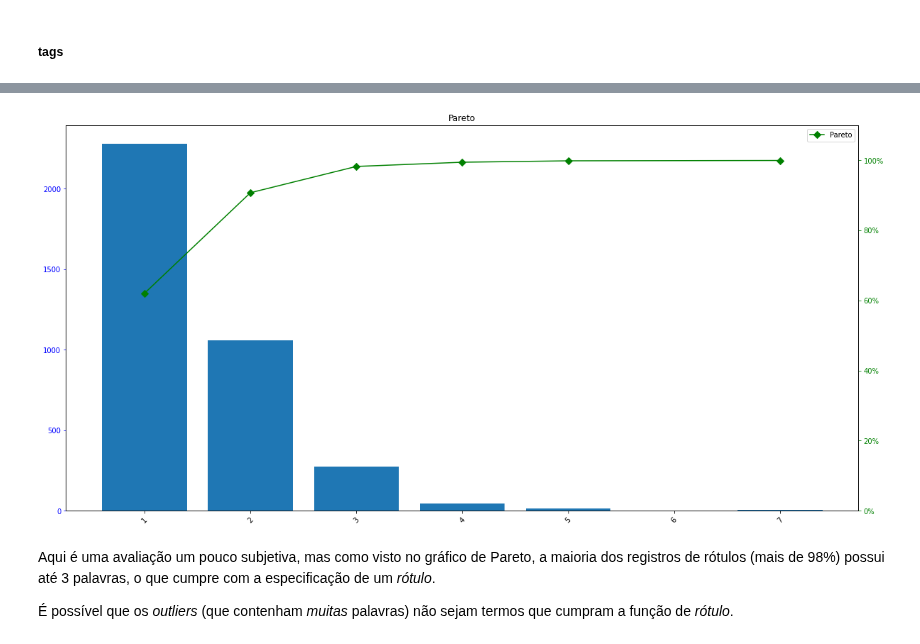
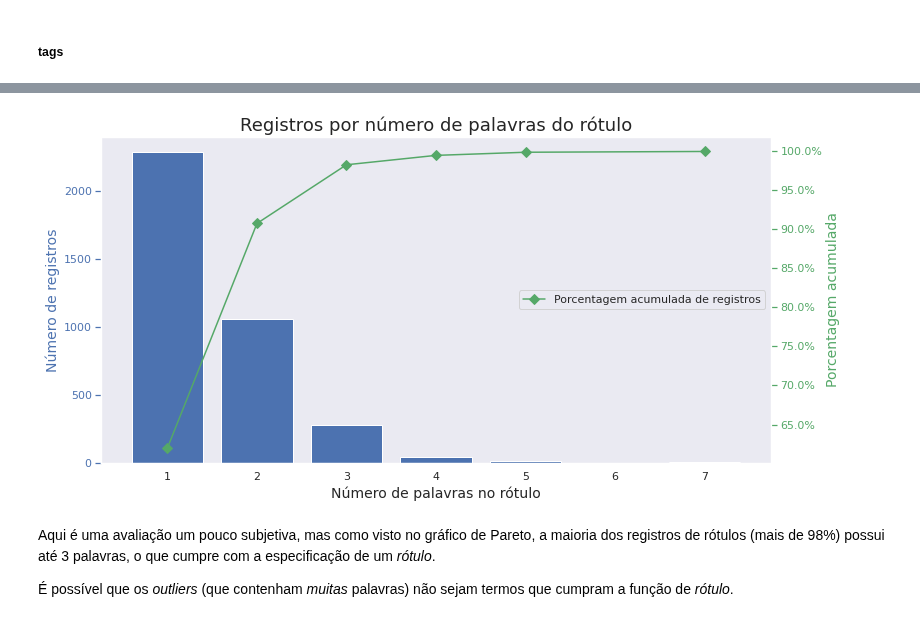
Before and after one commit to dieguim-ifsp-posCD/D1AED, a Jupyter notebook: avaliacoes/20210513-avaliacao01/AED-movie-lens-small.ipynb, the cells around one changed output, grey strips where cells are left out. Saved outputs shown, nothing was run; the diff lists cells and outputs as text; code cells hidden in the pictures.

Commit message:
fix: improve pareto graph on tags analysis

```diff
--- a/avaliacoes/20210513-avaliacao01/AED-movie-lens-small.ipynb
+++ b/avaliacoes/20210513-avaliacao01/AED-movie-lens-small.ipynb
@@ -87,8 +87,13 @@ A partir da especificação dos dados, podemos traçar um diagrama para melhor v
 # %%
 import numpy as np
 import pandas as pd
+
+import seaborn as sns
 import matplotlib.pyplot as plt
-import seaborn as sns
+from matplotlib.ticker import PercentFormatter
+
+# Define tema dos gráficos para o padrão do seaborn
+sns.set_theme()
 # %%
 DATAPATH = 'https://raw.githubusercontent.com/dieguim-ifsp-posCD/D1AED/evaluation-01/avaliacoes/20210513-avaliacao01/data/ml-latest-small'
 
@@ -322,36 +327,35 @@ palavras_tag
 # %%
-import matplotlib.pyplot as plt
-from matplotlib.ticker import PercentFormatter
-
 def Pareto(df, Type, Count, CumPercent):
   # Cria o barplot e define os dados os eixos, a cor das barras, titulo do gráfico
-  fig, ax = plt.subplots(figsize=(20,10))
-  ax.bar(df[Type], df[Count], color="C0")
-  ax.set_title("Pareto")
+  fig, ax = plt.subplots(figsize=(12,6))
+  ax.bar(df[Type], df[Count])
+  ax.set_title("Registros por número de palavras do rótulo", fontsize=18)
 
   # Eixo secundário
   ax2 = ax.twinx()
 
   # Cria a Curva de Pareto no eixo secundário
-  ax2.plot(df[Type], df[CumPercent], color="G", marker="D", ms=7, label='Pareto')
+  ax2.plot(df[Type], df[CumPercent], color="g", marker="D", ms=7, label='Porcentagem acumulada de registros')
   ax2.yaxis.set_major_formatter(PercentFormatter())
 
   # Configurações dos eixos
-  ax.tick_params(axis="y", colors="B")
-  ax2.tick_params(axis="y", colors="G")
-  ax2.set_ylim([0,110])
+  ax.set_xlabel("Número de palavras no rótulo", fontsize=14)
 
-  # Ajusta a inclinação dos labels do eixo x
-  for tick in ax.get_xticklabels():
-      tick.set_rotation(45)
+  ax.tick_params(axis="y", colors="b")
+  ax.set_ylabel("Número de registros", color="b", fontsize=14)
+  ax.grid(False)
+
+  ax2.tick_params(axis="y", colors="g")
+  ax2.set_ylabel("Porcentagem acumulada", color="g", fontsize=14)
+  ax2.grid(False)
 
   # Finalmente mostra o grafico definido acima
-  plt.legend() # para mostrar a legenda
+  plt.legend(loc='center right') # para mostrar a legenda
   plt.show()
 
 Pareto(palavras_tag[:6], 'Palavras na Tag', 'Número de Registros', '%Registros Acumulados')
 # %% [output]
-[figure, old version]
+[figure, new version]
 # %% [markdown]
 Aqui é uma avaliação um pouco subjetiva, mas como visto no gráfico de Pareto, a maioria dos registros de rótulos (mais de 98%) possui até 3 palavras, o que cumpre com a especificação de um *rótulo*.
 
```
Also changed, not shown: parts of 11 cells of this notebook.
